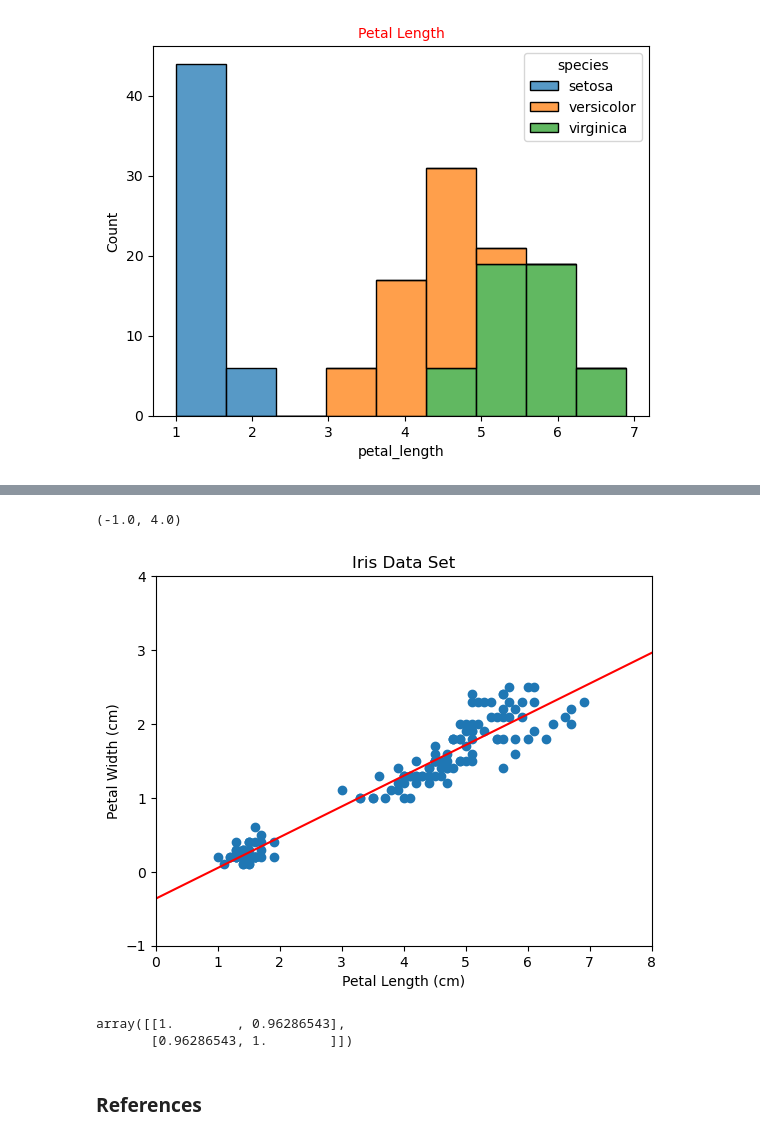
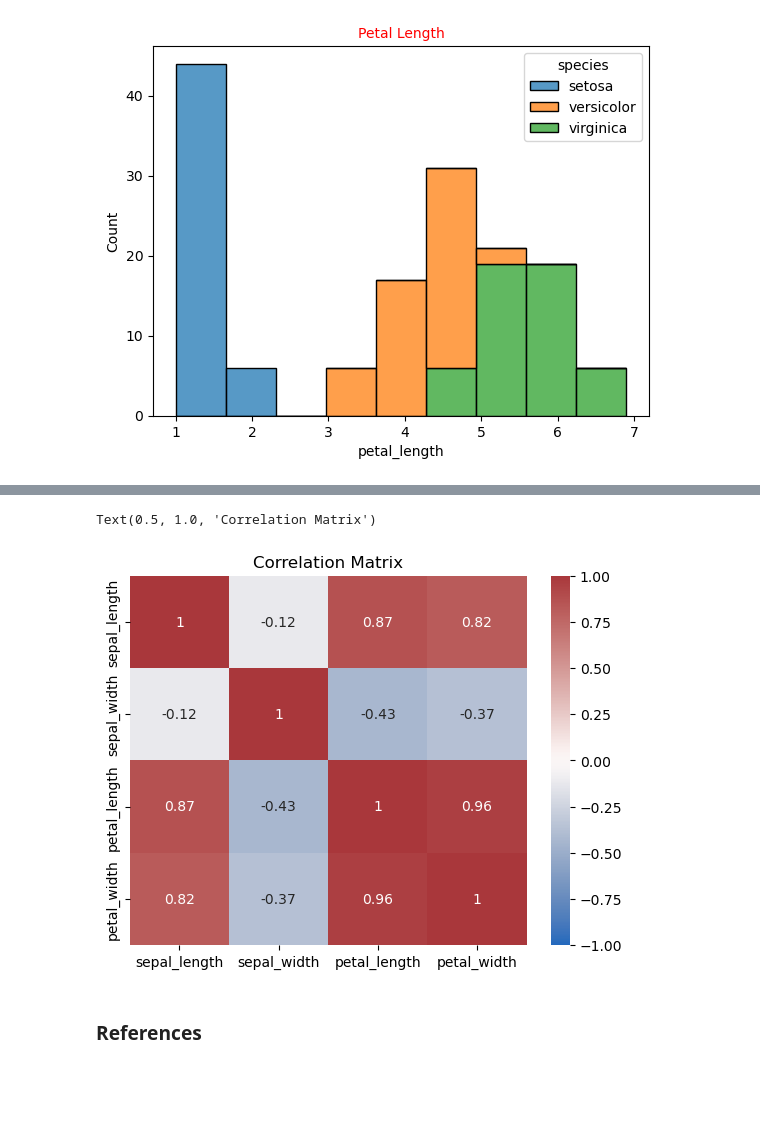
Before and after one commit to PCM11/pands-project, a Jupyter notebook: iris.ipynb, the cells around one changed output, grey strips where cells are left out. Drawn from its saved outputs; the diff is of its cells as text; code cells hidden in the pictures; blank space fills up the shorter version.

Commit message:
Correlation coefficient and matrix added

```diff
--- a/iris.ipynb
+++ b/iris.ipynb
@@ -119,0 +107,3 @@ plt.savefig("Petal width")
+# %%
+iris = iris.drop(["species"], axis = 1) #We must first drop the species column.
+iris.corr().round (2) # round up the values to two digits for easy reading
@@ -120,34 +116,36 @@ plt.savefig("Petal width")
+# %%
+# Let's plot the correlation matrix map.
+matrix = iris.corr().round (2)
+sns.heatmap(matrix, annot=True, vmax=1, vmin=-1, center=0, cmap='vlag')
+plt.title("Correlation Matrix")
+# %% [output]
+Text(0.5, 1.0, 'Correlation Matrix')
+[figure, added]
 # %%
 # Create a new figure and of axes.
-fig, ax = plt.subplots()
+#fig, ax = plt.subplots()
 
 # Simple plot
-ax.plot(plen, pwidth, 'o')
+#ax.plot(plen, pwidth, 'o')
 
 # Simple plot
-ax.plot(bf_x, bf_y, 'r-')
+#ax.plot(bf_x, bf_y, 'r-')
 
 # Axis labels.
-ax.set_xlabel('Petal Length (cm)')
-ax.set_ylabel('Petal Width (cm)')
+#ax.set_xlabel('Petal Length (cm)')
+#ax.set_ylabel('Petal Width (cm)')
 
 #Tittle.
-ax.set_title('Iris Data Set')
+#ax.set_title('Iris Data Set')
 
 # X limts.
-ax.set_xlim(0, 8)
+#ax.set_xlim(0, 8)
 
 # Y limits.
-ax.set_ylim(-1, 4)
+#ax.set_ylim(-1, 4)
-# %% [output]
-(-1.0, 4.0)
-[figure, removed]
 # %%
 # Measure the correlation
-np.corrcoef(plen, pwidth)
+#np.corrcoef(plen, pwidth)
-# %% [output]
-array([[1.        , 0.96286543],
-       [0.96286543, 1.        ]])
 # %% [markdown]
 ### References
 # %% [markdown]
```
Also changed, not shown: parts of 4 cells of this notebook, 5 other files.
